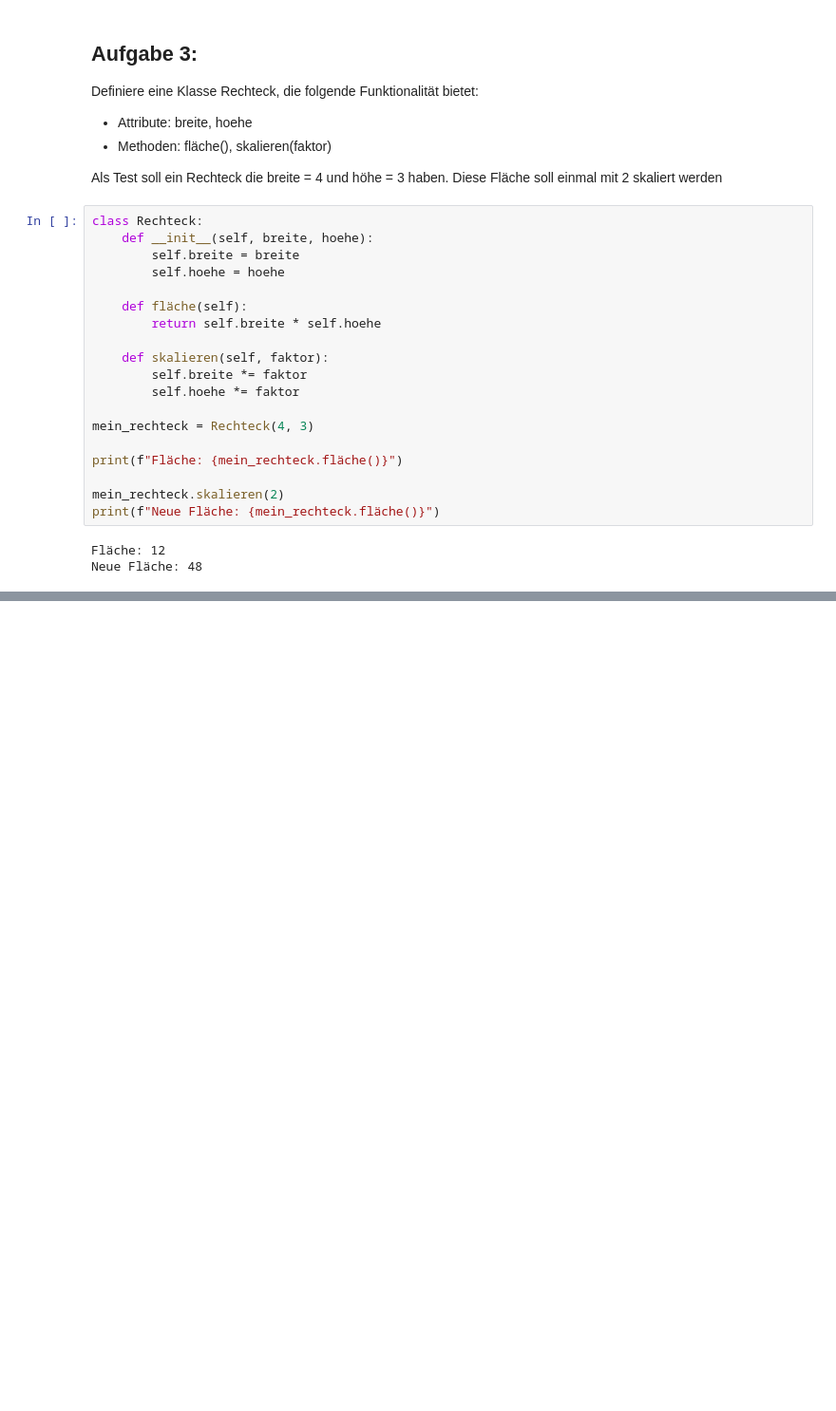
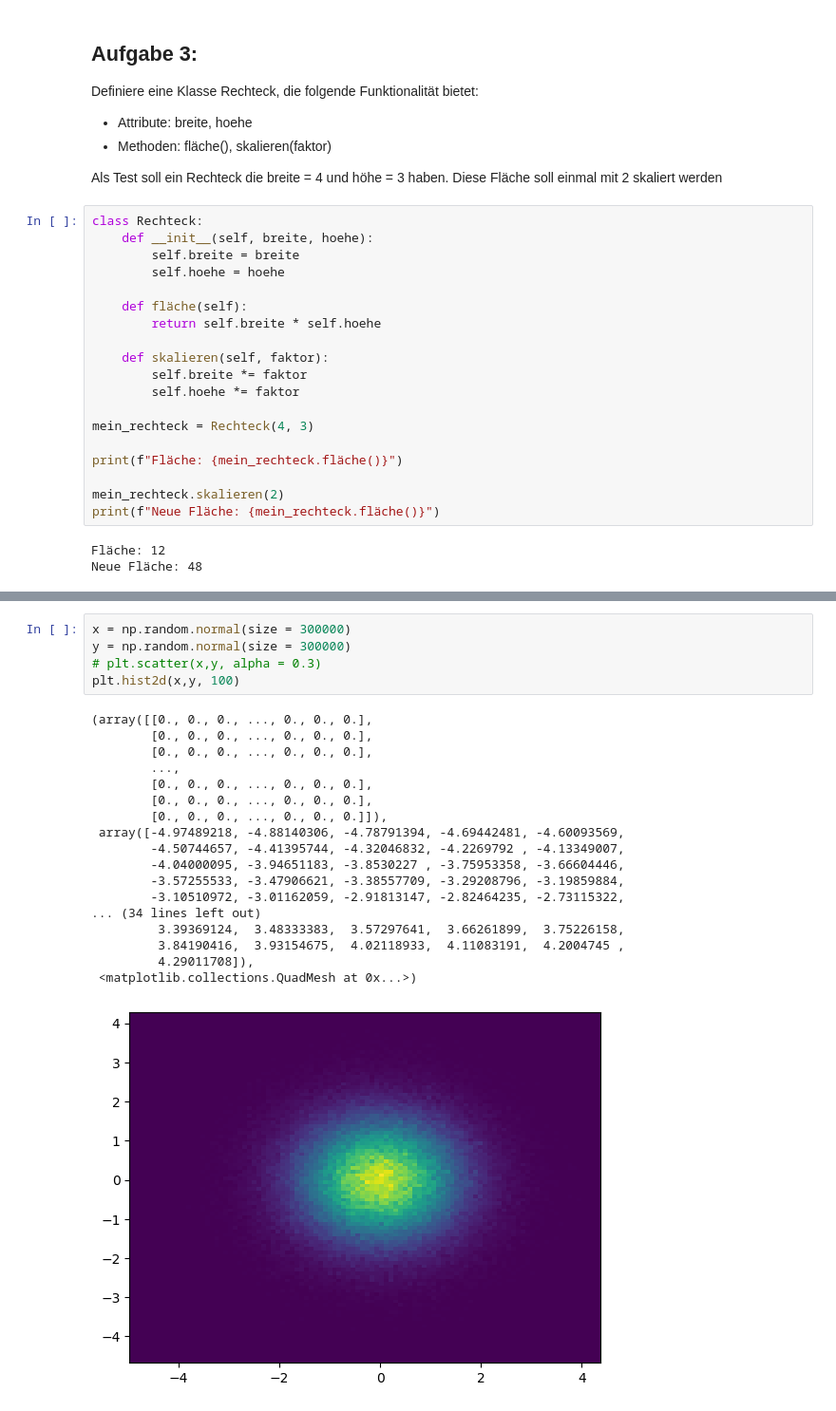
Before and after one commit to Lemonatix/how-to-python, a Jupyter notebook: Kurzteste/Kurztest2_Bsp.ipynb, the cells around one changed output, grey strips where cells are left out. Shown at 95% size. Drawn from its saved outputs; the diff is of its cells as text; blank space fills up the shorter version.

```diff
--- a/Kurzteste/Kurztest2_Bsp.ipynb
+++ b/Kurzteste/Kurztest2_Bsp.ipynb
@@ -91,0 +120,24 @@ Neue Fläche: 48
+# %%
+x = np.random.normal(size = 300000)
+y = np.random.normal(size = 300000)
+# plt.scatter(x,y, alpha = 0.3)
+plt.hist2d(x,y, 100)
+# %% [output]
+(array([[0., 0., 0., ..., 0., 0., 0.],
+        [0., 0., 0., ..., 0., 0., 0.],
+        [0., 0., 0., ..., 0., 0., 0.],
+        ...,
+        [0., 0., 0., ..., 0., 0., 0.],
+        [0., 0., 0., ..., 0., 0., 0.],
+        [0., 0., 0., ..., 0., 0., 0.]]),
+ array([-4.97489218, -4.88140306, -4.78791394, -4.69442481, -4.60093569,
+        -4.50744657, -4.41395744, -4.32046832, -4.2269792 , -4.13349007,
+        -4.04000095, -3.94651183, -3.8530227 , -3.75953358, -3.66604446,
+        -3.57255533, -3.47906621, -3.38557709, -3.29208796, -3.19859884,
+        -3.10510972, -3.01162059, -2.91813147, -2.82464235, -2.73115322,
+... (34 lines left out)
+         3.39369124,  3.48333383,  3.57297641,  3.66261899,  3.75226158,
+         3.84190416,  3.93154675,  4.02118933,  4.11083191,  4.2004745 ,
+         4.29011708]),
+ <matplotlib.collections.QuadMesh at 0x...>)
+[figure, added]
```
Also changed, not shown: parts of 4 cells of this notebook, 2 other files.
